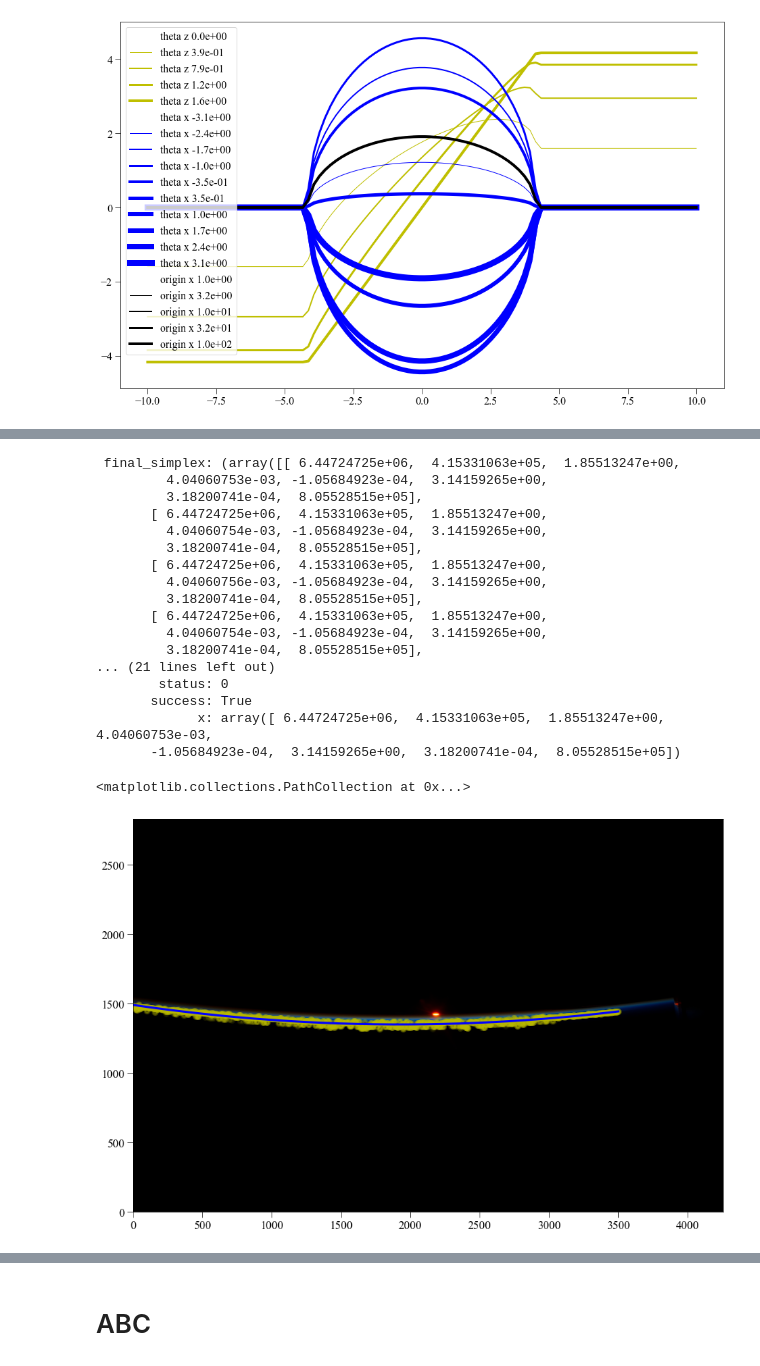
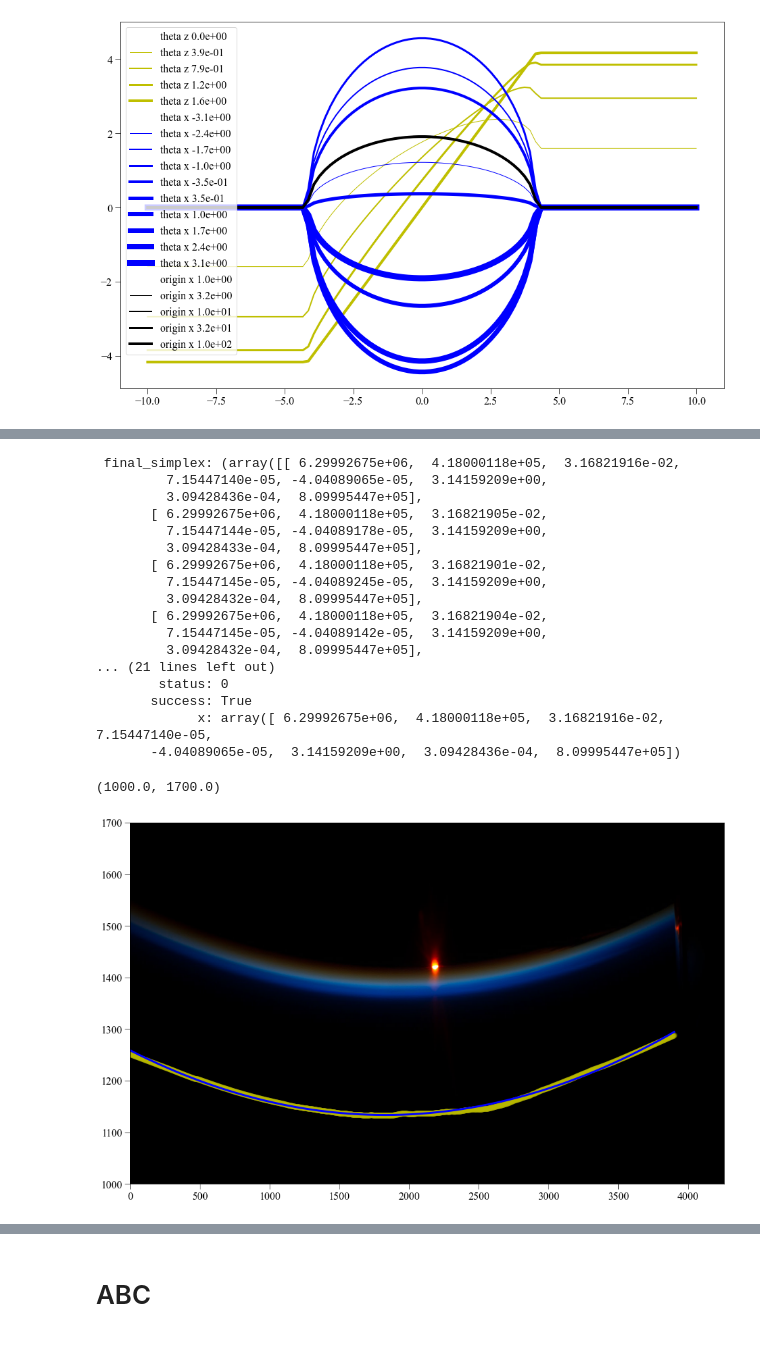
Before and after one commit to bogsdarking/planet_ruler, a Jupyter notebook: resectioning_sandbox.ipynb, the cells around one changed output, grey strips where cells are left out. Drawn from its saved outputs; the diff is of its cells as text; code cells hidden in the pictures.

```diff
--- a/resectioning_sandbox.ipynb
+++ b/resectioning_sandbox.ipynb
@@ -208,5 +227,11 @@ breaks = find_break(im_arr)
 # %%
-target = breaks[:3500]
+# breaks = find_break(im_arr, window_length=501,
+#                     polyorder=1, deriv=0, delta=1)
+breaks = detect_limb(im_arr, window_length=501, polyorder=1, deriv=0)
+
+x_min = 0
+x_max = 3900
+target = breaks[x_min:x_max]
 x = np.arange(len(target))
 
 # x = np.arange(im_arr.shape[1])
@@ -214,8 +239,12 @@ xc = x - int(len(x)*0.5)
 
 y = limb_arc(xc, r=6.3e6, h=1) + 1500
 plt.plot(x, y, c='y', lw=3)
-plt.scatter(x, target, alpha=0.2, s=10)
+plt.scatter(x, target, alpha=0.2, s=10, label='test')
+plt.scatter(x, breaks_def[x_min:x_max], alpha=0.2, s=10, label='default')
+plt.legend()
 
-plt.imshow(im_arr)
+ax=plt.gca()
+# ax.set_ylim(1200, 1700)
+# plt.imshow(im_arr)
 plt.show()
 # %% [output]
@@ -256,0 +252,20 @@ bounds
+# %%
+y = limb_arc(xc, r=6.3e6, h=1) + 1500
+plt.plot(x, y, c='y', lw=3)
+plt.scatter(x, target, alpha=0.2, s=10, label='test')
+
+window_length = 601
+polyorder = 1
+deriv = 0
+delta = 1
+
+ysm = savgol_filter(target, window_length=window_length, polyorder=polyorder,
+                    deriv=deriv, delta=delta)
+plt.plot(x, ysm, c='k')
+
+plt.scatter(x, breaks_def[x_min:x_max], alpha=0.2, s=10, label='default')
+plt.legend()
+
+target = ysm
+# target = breaks[x_min:x_max]
+x = np.arange(len(target))
@@ -402,3 +368,5 @@ plt.show()
+# %%
+cost_function = CostFunction(target, limb_arc, truncated_init, full_init)
 # %%
 # results = minimize(cost_function.cost, np.array(list(bad_init.values())),
 #                    method='L-BFGS-B', bounds=[lims[key] for key in init], options={'maxiter':10000})
@@ -406,33 +374,35 @@ plt.show()
 #                    method='POWELL', bounds=[lims[key] for key in init], options={'maxiter':10000})
 results = minimize(cost_function.cost, np.array(list(truncated_init.values())),
                    method='Nelder-Mead', bounds=[lims[key] for key in truncated_init],
-                   options={'maxiter':10000})
+                   options={'maxiter':100000})
 results
 # %% [output]
- final_simplex: (array([[ 6.44724725e+06,  4.15331063e+05,  1.85513247e+00,
-         4.04060753e-03, -1.05684923e-04,  3.14159265e+00,
-         3.18200741e-04,  8.05528515e+05],
-       [ 6.44724725e+06,  4.15331063e+05,  1.85513247e+00,
-         4.04060754e-03, -1.05684923e-04,  3.14159265e+00,
-         3.18200741e-04,  8.05528515e+05],
-       [ 6.44724725e+06,  4.15331063e+05,  1.85513247e+00,
-         4.04060756e-03, -1.05684923e-04,  3.14159265e+00,
-         3.18200741e-04,  8.05528515e+05],
-       [ 6.44724725e+06,  4.15331063e+05,  1.85513247e+00,
-         4.04060754e-03, -1.05684923e-04,  3.14159265e+00,
-         3.18200741e-04,  8.05528515e+05],
+ final_simplex: (array([[ 6.29992675e+06,  4.18000118e+05,  3.16821916e-02,
+         7.15447140e-05, -4.04089065e-05,  3.14159209e+00,
+         3.09428436e-04,  8.09995447e+05],
+       [ 6.29992675e+06,  4.18000118e+05,  3.16821905e-02,
+         7.15447144e-05, -4.04089178e-05,  3.14159209e+00,
+         3.09428433e-04,  8.09995447e+05],
+       [ 6.29992675e+06,  4.18000118e+05,  3.16821901e-02,
+         7.15447145e-05, -4.04089245e-05,  3.14159209e+00,
+         3.09428432e-04,  8.09995447e+05],
+       [ 6.29992675e+06,  4.18000118e+05,  3.16821904e-02,
+         7.15447145e-05, -4.04089142e-05,  3.14159209e+00,
+         3.09428432e-04,  8.09995447e+05],
 ... (21 lines left out)
         status: 0
        success: True
-             x: array([ 6.44724725e+06,  4.15331063e+05,  1.85513247e+00,  4.04060753e-03,
-       -1.05684923e-04,  3.14159265e+00,  3.18200741e-04,  8.05528515e+05])
+             x: array([ 6.29992675e+06,  4.18000118e+05,  3.16821916e-02,  7.15447140e-05,
+       -4.04089065e-05,  3.14159209e+00,  3.09428436e-04,  8.09995447e+05])
 # %%
 y = cost_function.evaluate(results.x)
 
-plt.imshow(im_arr, origin='lower')
+plt.imshow(im_arr, origin='lower', aspect='auto')
 plt.plot(np.arange(len(target)), y, lw=3, c='b')
 plt.scatter(np.arange(len(target)), target, c='y', lw=3, alpha=0.1)
+ax=plt.gca()
+ax.set_ylim(1000, 1700)
 # %% [output]
-<matplotlib.collections.PathCollection at 0x...>
+(1000.0, 1700.0)
-[figure, old version]
+[figure, new version]
 # %%
```
Also changed, not shown: parts of 72 cells of this notebook, 13 other files.
